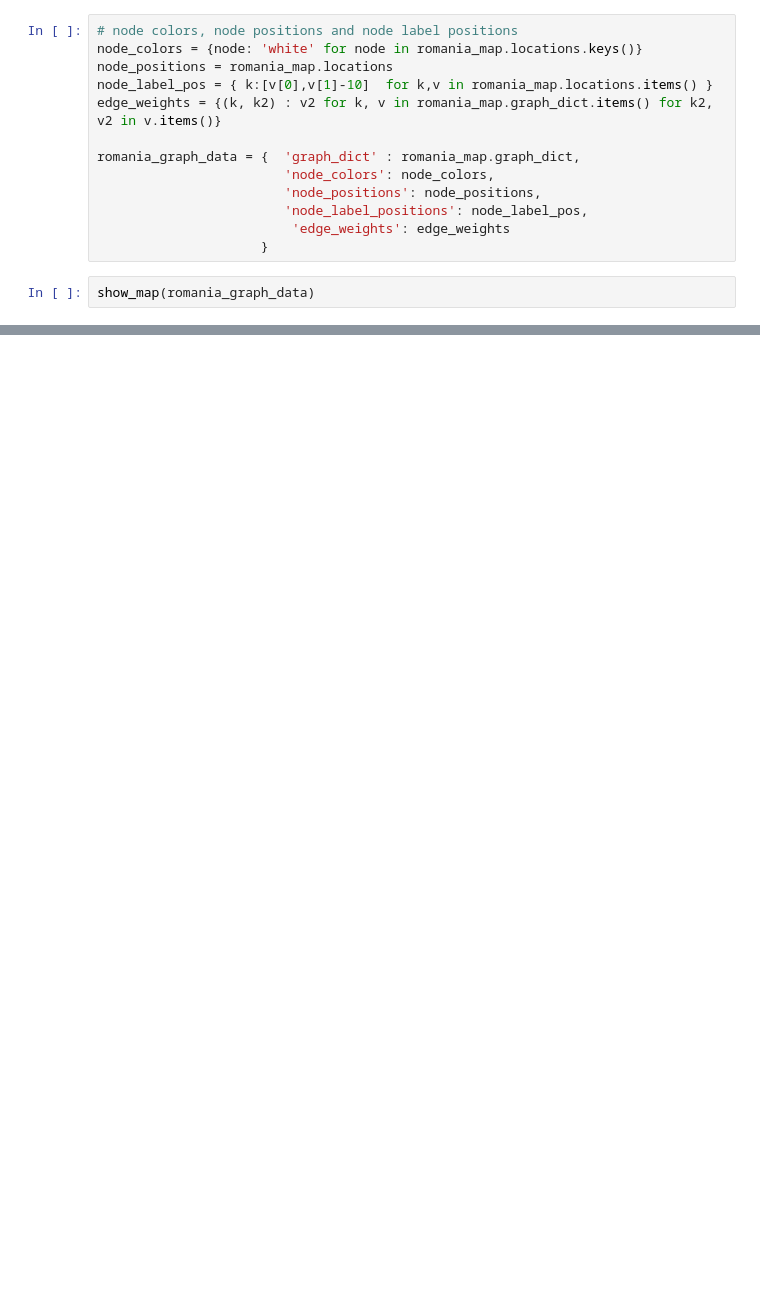
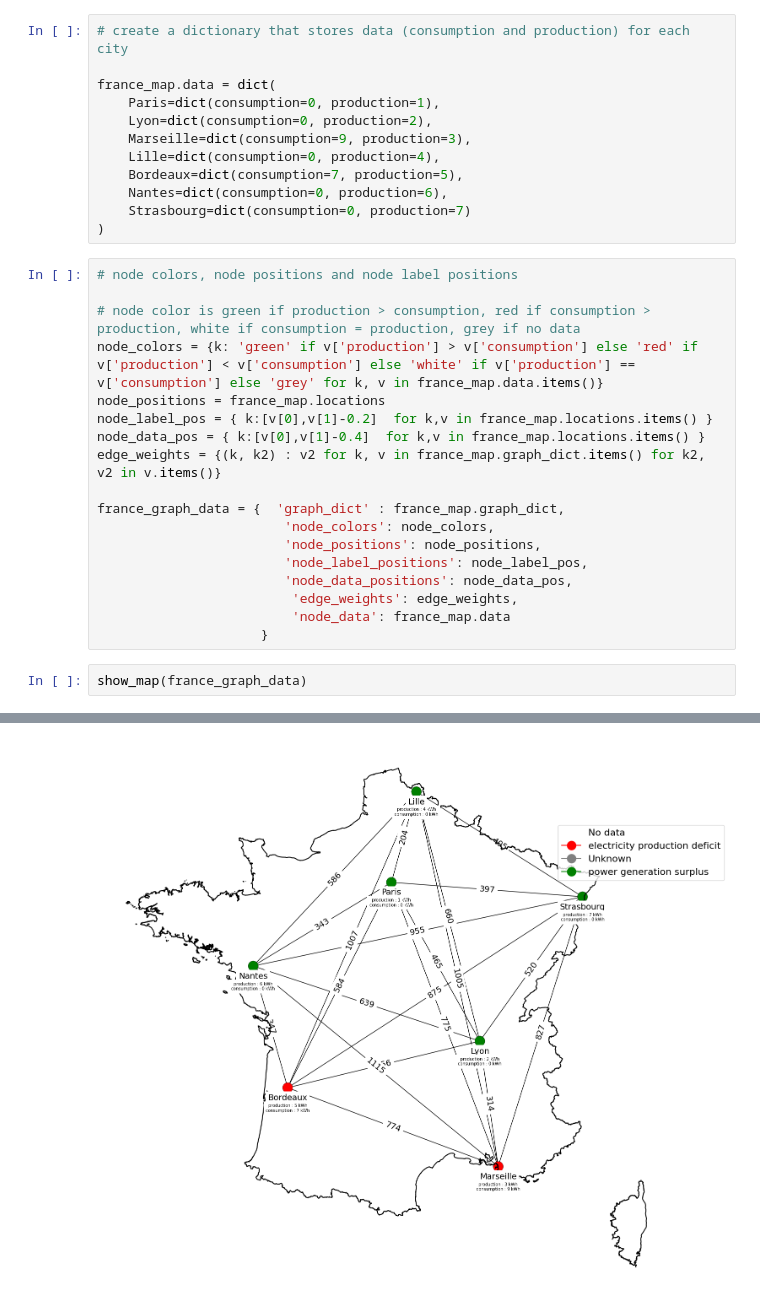
Before and after one commit to Mcrash01/GreenAI, a Jupyter notebook: Graph.ipynb, the cells around one changed output, grey strips where cells are left out. Cells and saved outputs as stored; diff of their text form; blank space fills up the shorter version.

Commit message:
add graph data support + color according to data

```diff
--- a/Graph.ipynb
+++ b/Graph.ipynb
@@ -27,16 +26,33 @@ romania_map.locations = dict(
+# %%
+# create a dictionary that stores data (consumption and production) for each city
+
+france_map.data = dict(
+    Paris=dict(consumption=0, production=1),
+    Lyon=dict(consumption=0, production=2),
+    Marseille=dict(consumption=9, production=3),
+    Lille=dict(consumption=0, production=4),
+    Bordeaux=dict(consumption=7, production=5),
+    Nantes=dict(consumption=0, production=6),
+    Strasbourg=dict(consumption=0, production=7)
+)
 # %%
 # node colors, node positions and node label positions
-node_colors = {node: 'white' for node in romania_map.locations.keys()}
-node_positions = romania_map.locations
-node_label_pos = { k:[v[0],v[1]-10]  for k,v in romania_map.locations.items() }
-edge_weights = {(k, k2) : v2 for k, v in romania_map.graph_dict.items() for k2, v2 in v.items()}
 
-romania_graph_data = {  'graph_dict' : romania_map.graph_dict,
+# node color is green if production > consumption, red if consumption > production, white if consumption = production, grey if no data
+node_colors = {k: 'green' if v['production'] > v['consumption'] else 'red' if v['production'] < v['consumption'] else 'white' if v['production'] == v['consumption'] else 'grey' for k, v in france_map.data.items()}
+node_positions = france_map.locations
+node_label_pos = { k:[v[0],v[1]-0.2]  for k,v in france_map.locations.items() }
+node_data_pos = { k:[v[0],v[1]-0.4]  for k,v in france_map.locations.items() }
+edge_weights = {(k, k2) : v2 for k, v in france_map.graph_dict.items() for k2, v2 in v.items()}
+
+france_graph_data = {  'graph_dict' : france_map.graph_dict,
                         'node_colors': node_colors,
                         'node_positions': node_positions,
                         'node_label_positions': node_label_pos,
-                         'edge_weights': edge_weights
+                        'node_data_positions': node_data_pos,
+                         'edge_weights': edge_weights,
+                         'node_data': france_map.data
                      }
 # %%
-show_map(romania_graph_data)
+show_map(france_graph_data)
 # %% [output]
@@ -43,0 +60 @@ NameError: name 'show_map' is not defined
+[figure, added]
```
Also changed, not shown: parts of 5 cells of this notebook, 1 other file.
